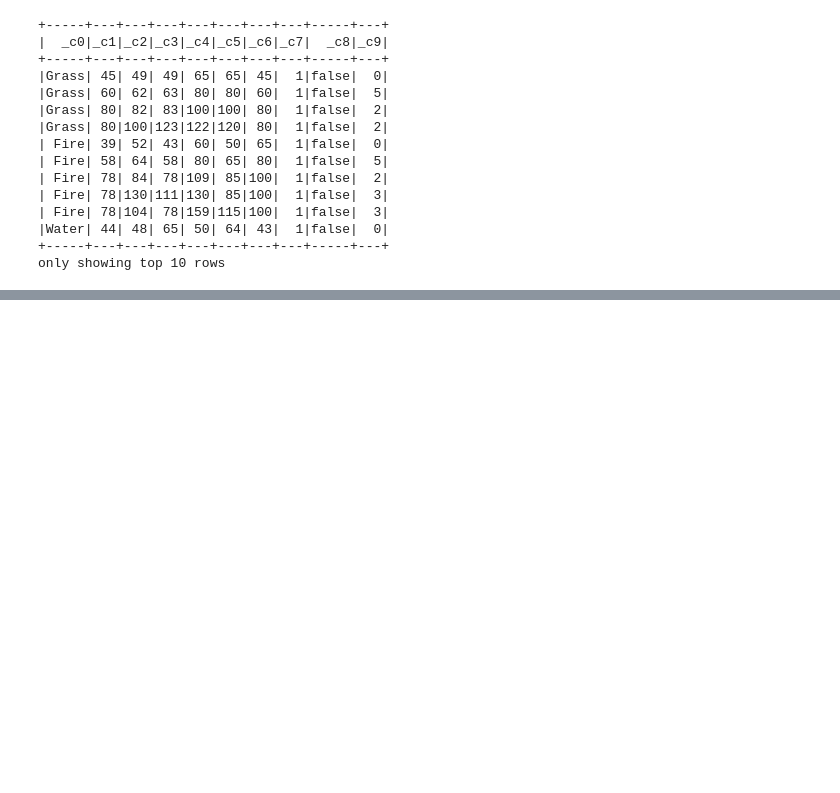
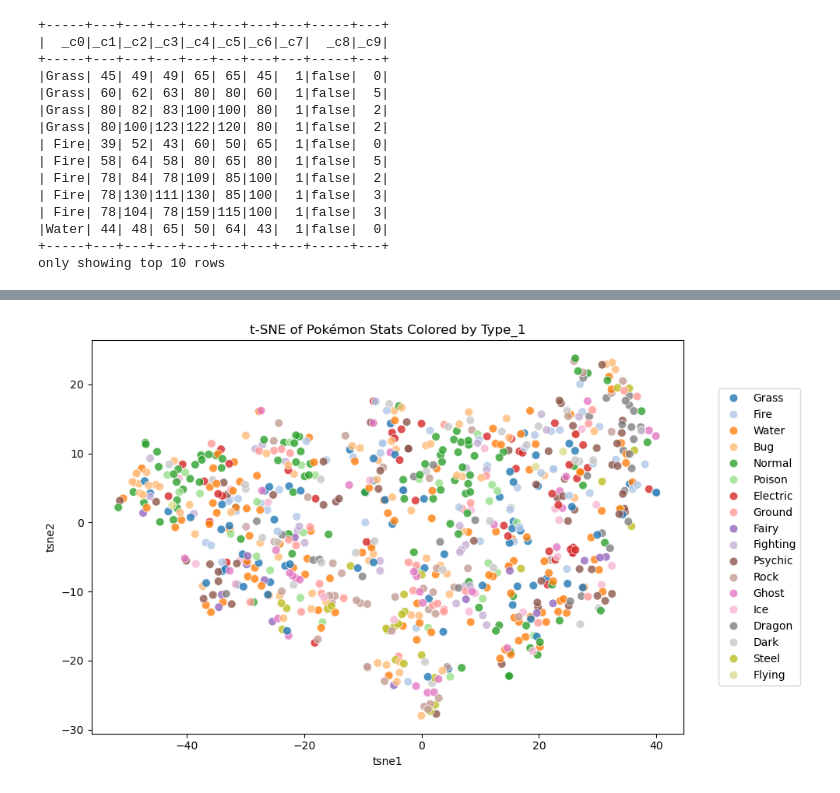
Before and after one commit to ckim115/cs131, a Jupyter notebook: a5/a5.ipynb, the cells around one changed output, grey strips where cells are left out. Drawn from its saved outputs; the diff is of its cells as text; code cells hidden in the pictures; blank space fills up the shorter version.

```diff
--- a/a5/a5.ipynb
+++ b/a5/a5.ipynb
@@ -252,0 +165,12 @@ only showing top 10 rows
+# %%
+# Load into pandas (Spark writes without header)
+file_path = "gs://dataproc-staging-us-east1-484410736875-hru3bcdb/clusters.csv/part-00000-affb74f2-dd12-4fa6-ac17-2680a1526a70-c000.csv"
+
+# Load into pandas (Spark writes without header)
+df = pd.read_csv(file_path, header=None)
+
+# Assign proper column names
+df.columns = ["Type_1", "HP", "Attack", "Defense", "Sp_Atk", "Sp_Def", "Speed", "Generation", "Legendary", "cluster"]
+
+# Show preview
+df.head()
@@ -252,0 +184,26 @@ only showing top 10 rows
+# %%
+from sklearn.manifold import TSNE
+import numpy as np
+
+# Extract the stat features as input for t-SNE
+X = df[["HP", "Attack", "Defense", "Sp_Atk", "Sp_Def", "Speed"]].values
+
+# Run t-SNE (this may take 10–20 seconds)
+tsne = TSNE(n_components=2, perplexity=30, random_state=42)
+tsne_result = tsne.fit_transform(X)
+
+# Add t-SNE results to the DataFrame
+df["tsne1"] = tsne_result[:, 0]
+df["tsne2"] = tsne_result[:, 1]
+# %%
+import seaborn as sns
+import matplotlib.pyplot as plt
+
+plt.figure(figsize=(10, 6))
+sns.scatterplot(data=df, x="tsne1", y="tsne2", hue="Type_1", palette="tab20", s=60, alpha=0.8)
+plt.title("t-SNE of Pokémon Stats Colored by Type_1")
+plt.legend(loc="center left", bbox_to_anchor=(1.05, 0.5))
+plt.tight_layout()
+plt.show()
+# %% [output]
+[figure, added]
```
Also changed, not shown: parts of 14 cells of this notebook.
